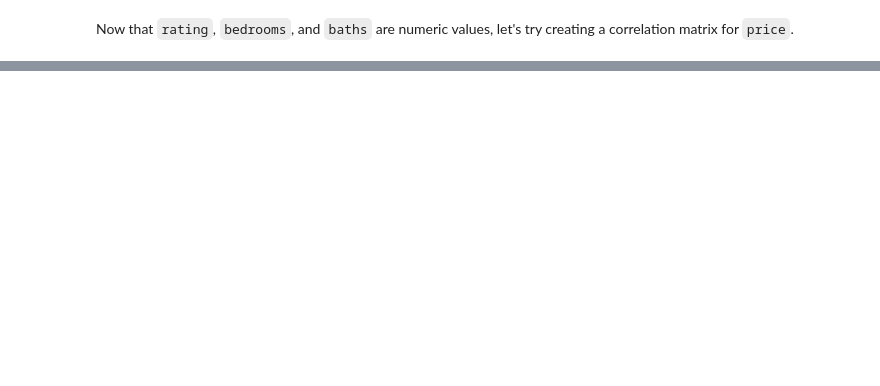
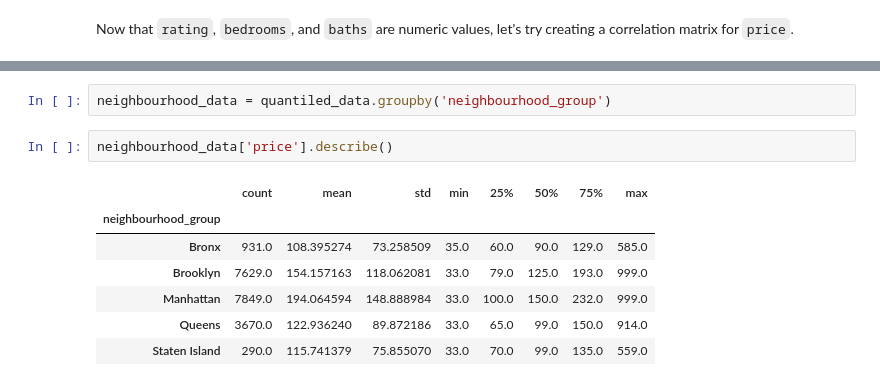
Before and after one commit to RochX/comp486-assignments, a Jupyter notebook: project/project.ipynb, the cells around one changed output, grey strips where cells are left out. Saved outputs shown, nothing was run; the diff lists cells and outputs as text; blank space fills up the shorter version.

```diff
--- a/project/project.ipynb
+++ b/project/project.ipynb
@@ -195 +190,13 @@ low_data['price'].hist(bins=200)
+# %%
+neighbourhood_data = quantiled_data.groupby('neighbourhood_group')
+# %%
+neighbourhood_data['price'].describe()
+# %% [output]
+|  | count | mean | std | min | 25% | 50% | 75% | max |
+| neighbourhood_group |  |  |  |  |  |  |  |  |
+| Bronx | 931.0 | 108.395274 | 73.258509 | 35.0 | 60.0 | 90.0 | 129.0 | 585.0 |
+| Brooklyn | 7629.0 | 154.157163 | 118.062081 | 33.0 | 79.0 | 125.0 | 193.0 | 999.0 |
+| Manhattan | 7849.0 | 194.064594 | 148.888984 | 33.0 | 100.0 | 150.0 | 232.0 | 999.0 |
+| Queens | 3670.0 | 122.936240 | 89.872186 | 33.0 | 65.0 | 99.0 | 150.0 | 914.0 |
+| Staten Island | 290.0 | 115.741379 | 75.855070 | 33.0 | 70.0 | 99.0 | 135.0 | 559.0 |
 # %%
```
Also changed, not shown: parts of 20 cells of this notebook.
